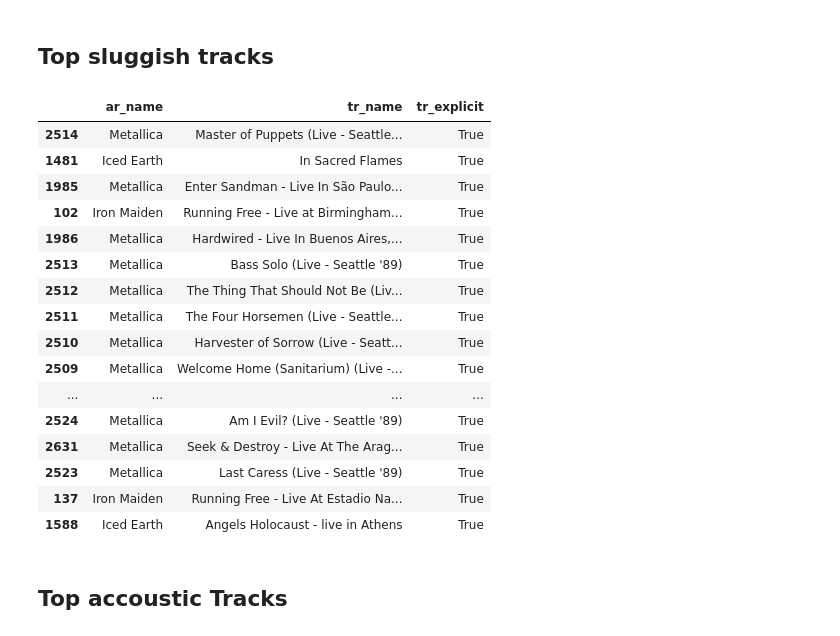
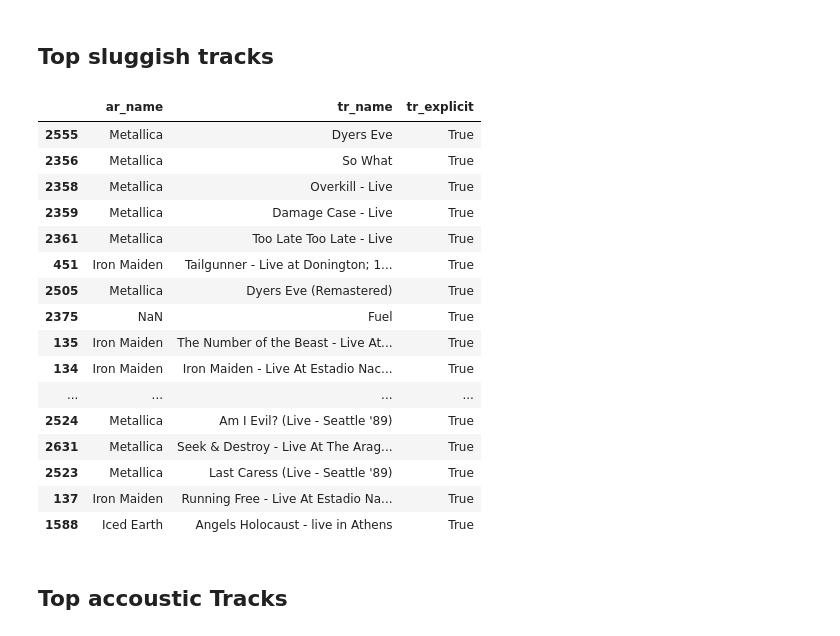
Before and after one commit to hippoghost/Spotify_data_analysis, a Jupyter notebook: Adulthoodbands_analysis.ipynb, the cells around one changed output. Drawn from its saved outputs; the diff is of its cells as text; code cells hidden in the pictures.

```diff
--- a/Adulthoodbands_analysis.ipynb
+++ b/Adulthoodbands_analysis.ipynb
@@ -993,19 +957,19 @@ top_20[['ar_name',"tr_name",'tf_energy']].sort_values(by='tf_energy',ascending=F
 # %% [markdown]
 ## Top sluggish tracks
 # %%
-top_20[['ar_name',"tr_name","tr_explicit"]].sort_values(by="tr_explicit",ascending=True).tail(40)
+top_20[['ar_name',"tr_name","tr_explicit"]].sort_values(by="tr_explicit",ascending=True).tail(20)
 # %% [output]
 |  | ar_name | tr_name | tr_explicit |
-| 2514 | Metallica | Master of Puppets (Live - Seattle... | True |
-| 1481 | Iced Earth | In Sacred Flames | True |
-| 1985 | Metallica | Enter Sandman - Live In São Paulo... | True |
-| 102 | Iron Maiden | Running Free - Live at Birmingham... | True |
-| 1986 | Metallica | Hardwired - Live In Buenos Aires,... | True |
-| 2513 | Metallica | Bass Solo (Live - Seattle '89) | True |
-| 2512 | Metallica | The Thing That Should Not Be (Liv... | True |
-| 2511 | Metallica | The Four Horsemen (Live - Seattle... | True |
-| 2510 | Metallica | Harvester of Sorrow (Live - Seatt... | True |
-| 2509 | Metallica | Welcome Home (Sanitarium) (Live -... | True |
+| 2555 | Metallica | Dyers Eve | True |
+| 2356 | Metallica | So What | True |
+| 2358 | Metallica | Overkill - Live | True |
+| 2359 | Metallica | Damage Case - Live | True |
+| 2361 | Metallica | Too Late Too Late - Live | True |
+| 451 | Iron Maiden | Tailgunner - Live at Donington; 1... | True |
+| 2505 | Metallica | Dyers Eve (Remastered) | True |
+| 2375 | NaN | Fuel | True |
+| 135 | Iron Maiden | The Number of the Beast - Live At... | True |
+| 134 | Iron Maiden | Iron Maiden - Live At Estadio Nac... | True |
 | ... | ... | ... | ... |
 | 2524 | Metallica | Am I Evil? (Live - Seattle '89) | True |
 | 2631 | Metallica | Seek & Destroy - Live At The Arag... | True |
```
Also changed, not shown: parts of 6 cells of this notebook.
